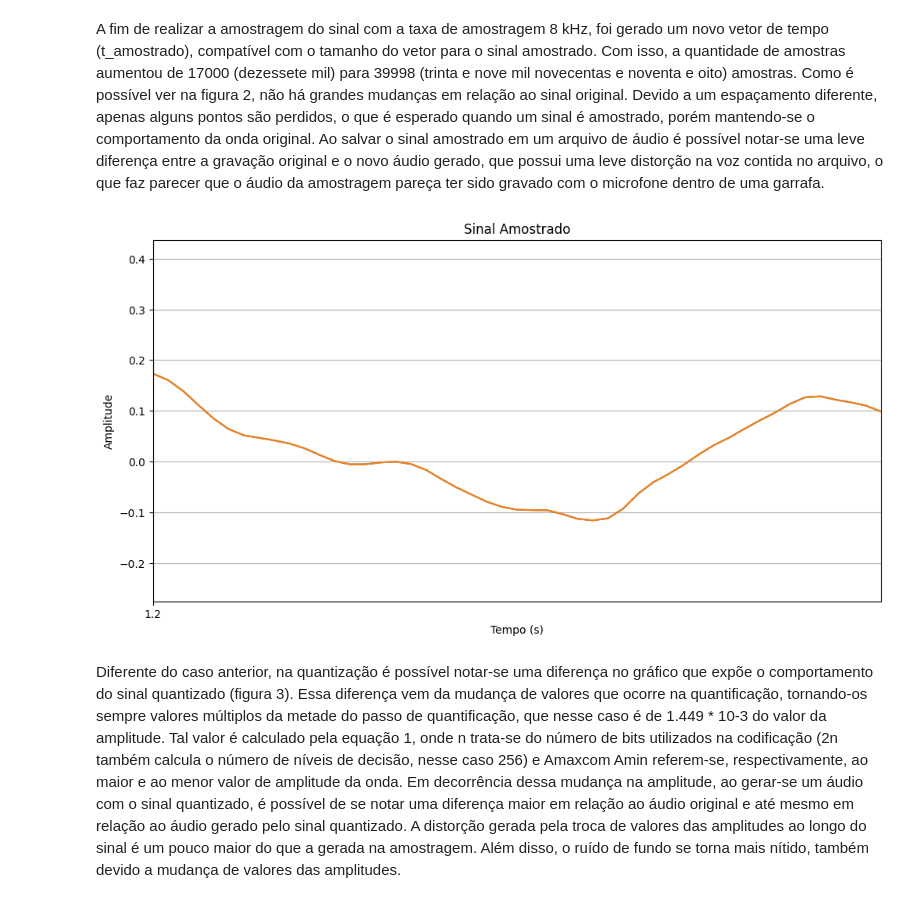
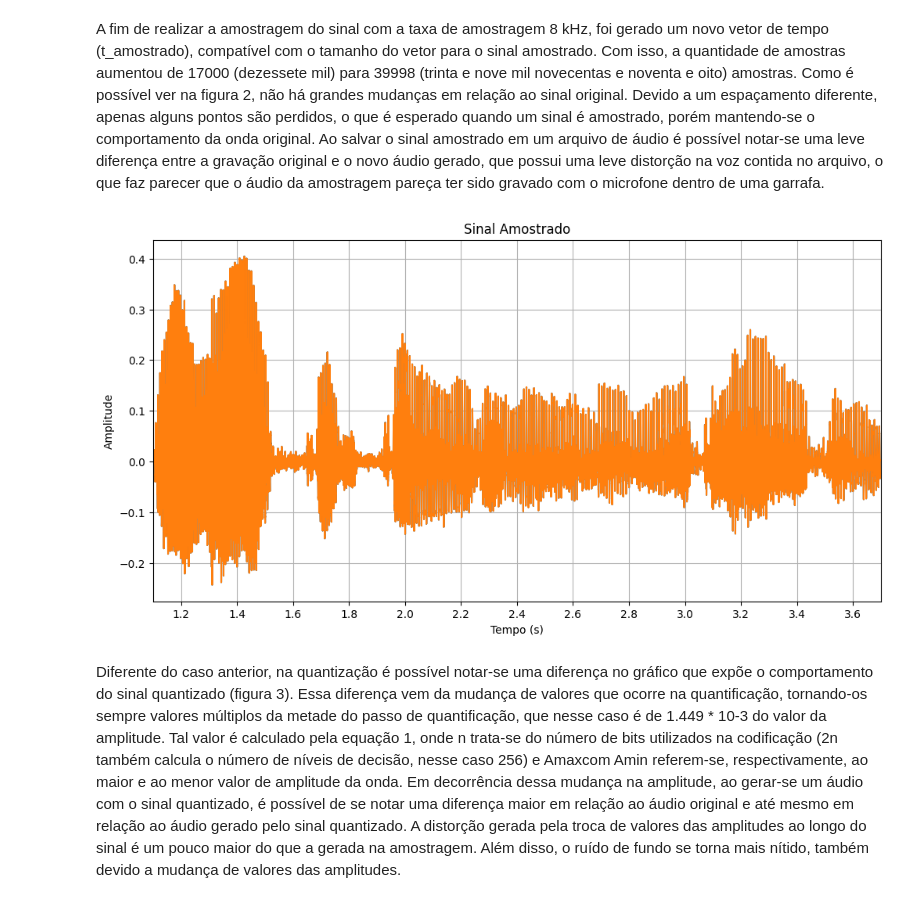
Before and after one commit to Eduelvs/Simulacoes-Telecomunicacoes, a Jupyter notebook: Lab06/lab6.ipynb, the cells around one changed output. Drawn from its saved outputs; the diff is of its cells as text; code cells hidden in the pictures.

```diff
--- a/Lab06/lab6.ipynb
+++ b/Lab06/lab6.ipynb
@@ -72,23 +76,23 @@ plt.show()
 # %%
 Fs_amostragem = 24000  # Nova taxa de amostragem
 
 # Seleciona amostras proporcionalmente à taxa
 passo = int(fs / Fs_amostragem)
 sinal_amostrado = original_audio[::passo]
 t_amostrado = np.arange(len(sinal_amostrado)) / Fs_amostragem
 # Plot do sinal amostrado
 plt.figure(figsize=(12, 6))
 plt.plot(t_amostrado, sinal_amostrado)
 plt.xticks(np.arange(0, t[-1], 0.2))
 plt.xlabel("Tempo (s)")
 plt.ylabel("Amplitude")
-#plt.xlim([1.1, 3.7])
-plt.xlim([1.2, 1.202])  # trecho pequeno do sinal
+plt.xlim([1.1, 3.7])
+#plt.xlim([1.2, 1.202])  # trecho pequeno do sinal
 plt.title("Sinal Amostrado")
 plt.grid(True)
 plt.show()
 # %% [output]
-[figure, old version]
+[figure, new version]
 # %% [markdown]
 Diferente do caso anterior, na quantização é possível notar-se uma diferença no gráfico
  que expõe o comportamento do sinal quantizado (figura 3). Essa diferença vem da mudança de
```
Also changed, not shown: parts of 5 cells of this notebook, 3 other files.
